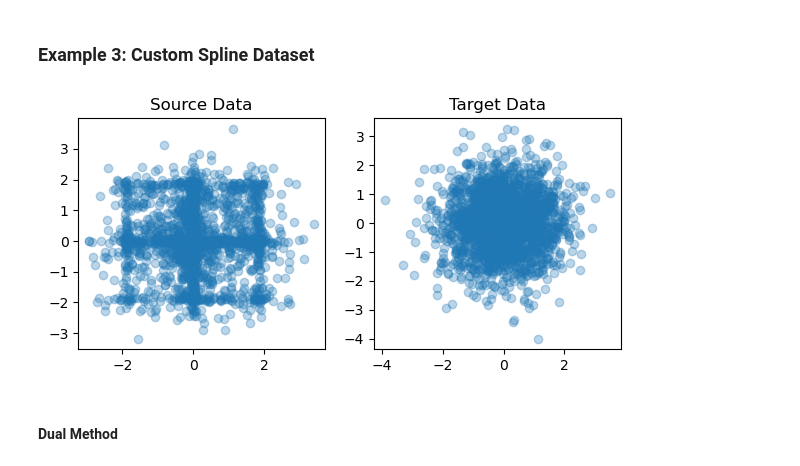
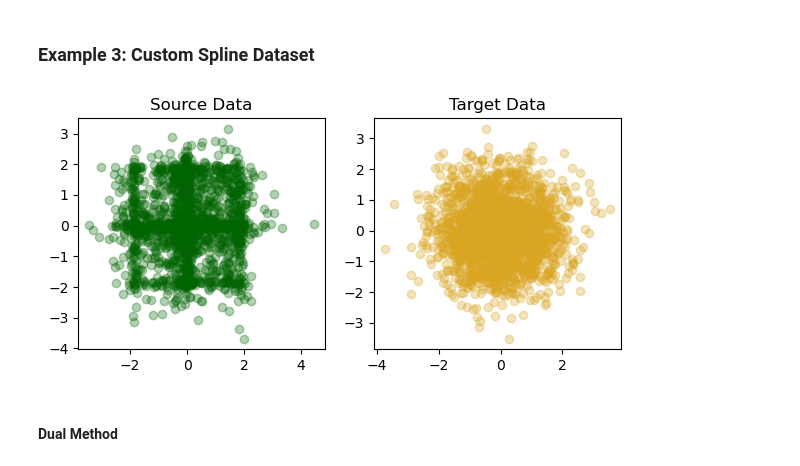
Before and after one commit to medhaaga/OT_flow, a Jupyter notebook: potential_flows/flow/diagonal_maps.ipynb, the cells around one changed output. Cells and saved outputs as stored; diff of their text form; code cells hidden in the pictures.

```diff
--- a/potential_flows/flow/diagonal_maps.ipynb
+++ b/potential_flows/flow/diagonal_maps.ipynb
@@ -266,26 +268,29 @@ plt.show()
 # %% [markdown]
 ### Example 3: Custom Spline Dataset
 # %%
-args = parse_arguments()
+args = parse_notebook_arguments()
 args.source_dist = 'custom'
+args.num_bins = 8
+args.verbose = False
+
 
 # create datasets and dataloaders
 
-dataset_x, dataset_y, true_potential_flow = get_dataset(args)
-test_x, test_y, true_potential_flow = get_dataset(args)
+dataset_x, dataset_y, true_potential_flow = data.get_dataset(args, split="train")
+test_x, test_y, true_potential_flow = data.get_dataset(args, split="test")
 data_loader_X = DataLoader(dataset_x, batch_size=args.batch_size, shuffle=True)
 data_loader_Y = DataLoader(dataset_y, batch_size=args.batch_size, shuffle=True)
 
 # plot data
 
 fig, axs = plt.subplots(1, 2, figsize = (7,3))
-axs[0].scatter(dataset_x.data[:,0], dataset_x.data[:,1], alpha=.3)
+axs[0].scatter(test_x.data[:,0], test_x.data[:,1], alpha=.3, color='darkgreen')
 axs[0].set_title("Source Data")
-axs[1].scatter(dataset_y.data[:,0], dataset_y.data[:,1], alpha=.3)
+axs[1].scatter(test_y.data[:,0], test_y.data[:,1], alpha=.3, color='goldenrod')
 axs[1].set_title("Target Data")
 plt.show()
 # %% [output]
-[figure, old version]
+[figure, new version]
 # %% [markdown]
 #### Dual Method
 # %%
```
Also changed, not shown: parts of 34 cells of this notebook, 10 other files.
